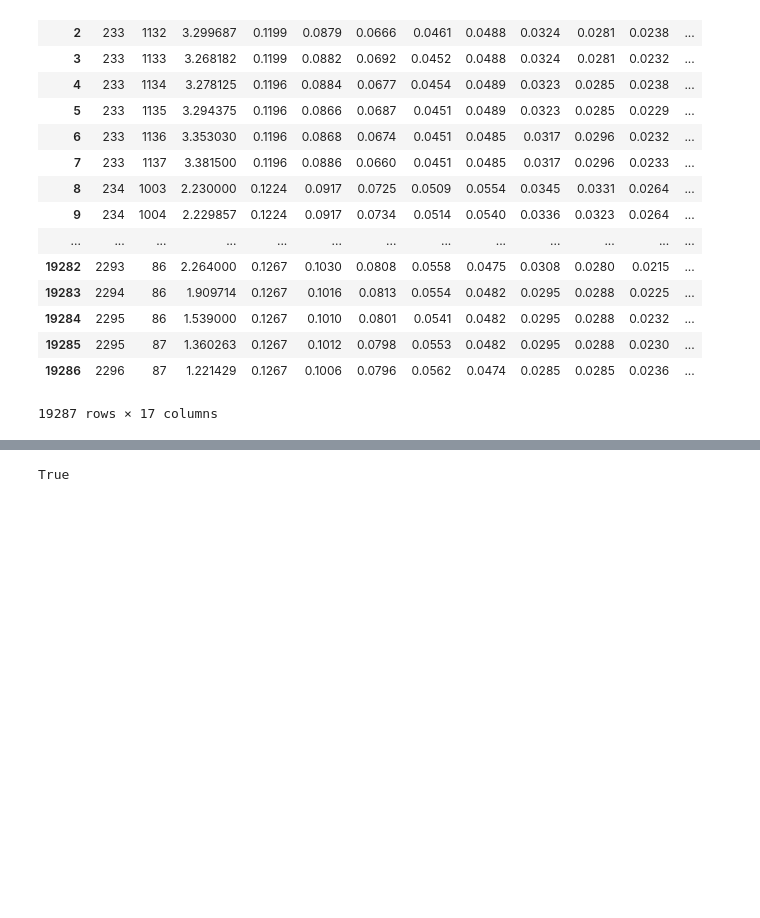
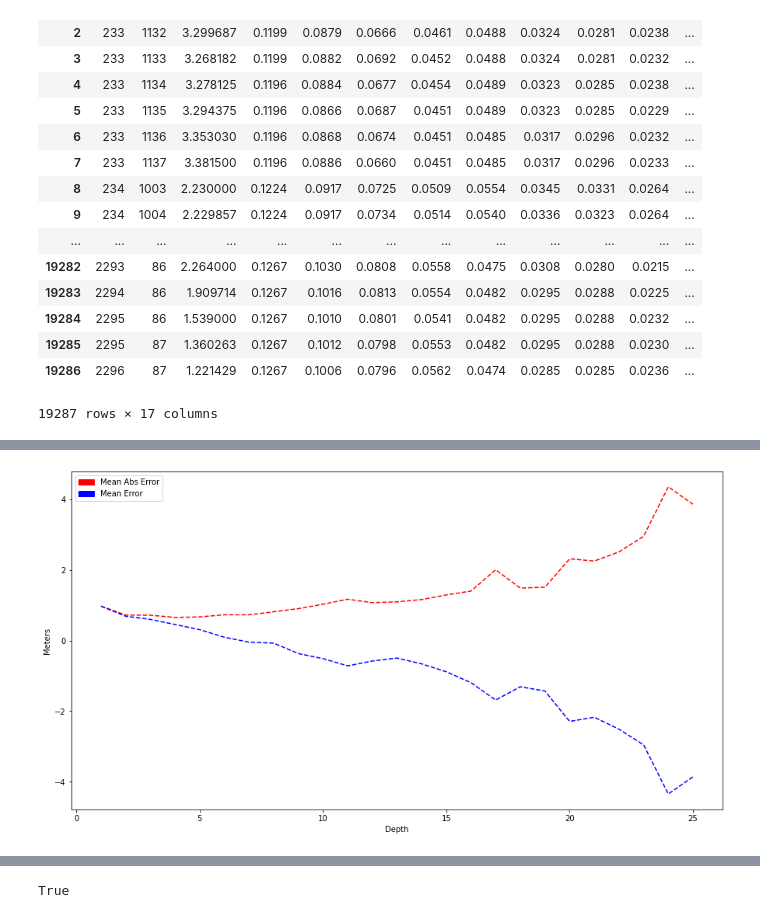
Before and after one commit to Ocean-Technologies/satellite_bathymetry, a Jupyter notebook: notebooks/data_visualization.ipynb, the cells around one changed output, grey strips where cells are left out. Cells and saved outputs as stored; diff of their text form; code cells hidden in the pictures; blank space fills up the shorter version.

```diff
--- a/notebooks/data_visualization.ipynb
+++ b/notebooks/data_visualization.ipynb
@@ -84,0 +69,12 @@ df_result.describe()
+# %%
+plt.figure(figsize=(15,8))
+plt.plot(df_depth['depth_round_down'], df_depth['mean_abs_error'], 'r--', df_depth['depth_round_down'], df_depth['mean_error'], 'b--')
+red = mpatches.Patch(color='red', label='Mean Abs Error')
+blue = mpatches.Patch(color='blue', label='Mean Error')
+plt.legend(handles=[red,blue])
+plt.xlabel("Depth")
+plt.ylabel("Meters")
+plt.savefig('../data/generated/chart_mean_error.jpg')
+plt.show()
+# %% [output]
+[figure, added]
```
Also changed, not shown: parts of 23 cells of this notebook.
